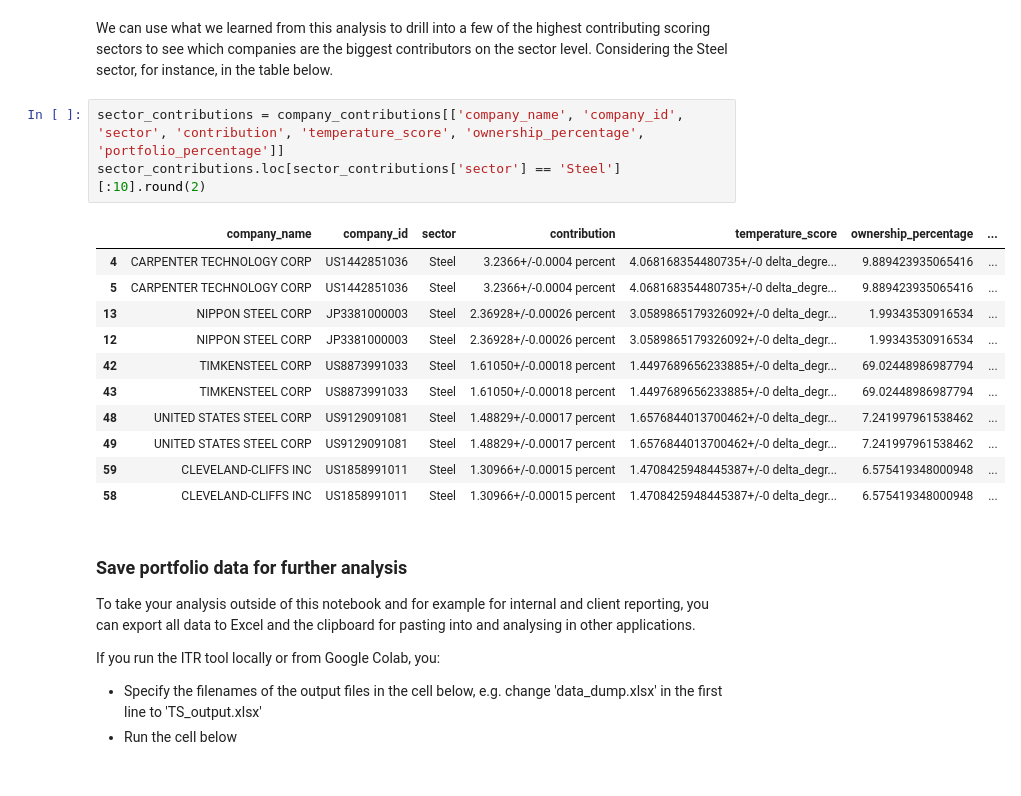
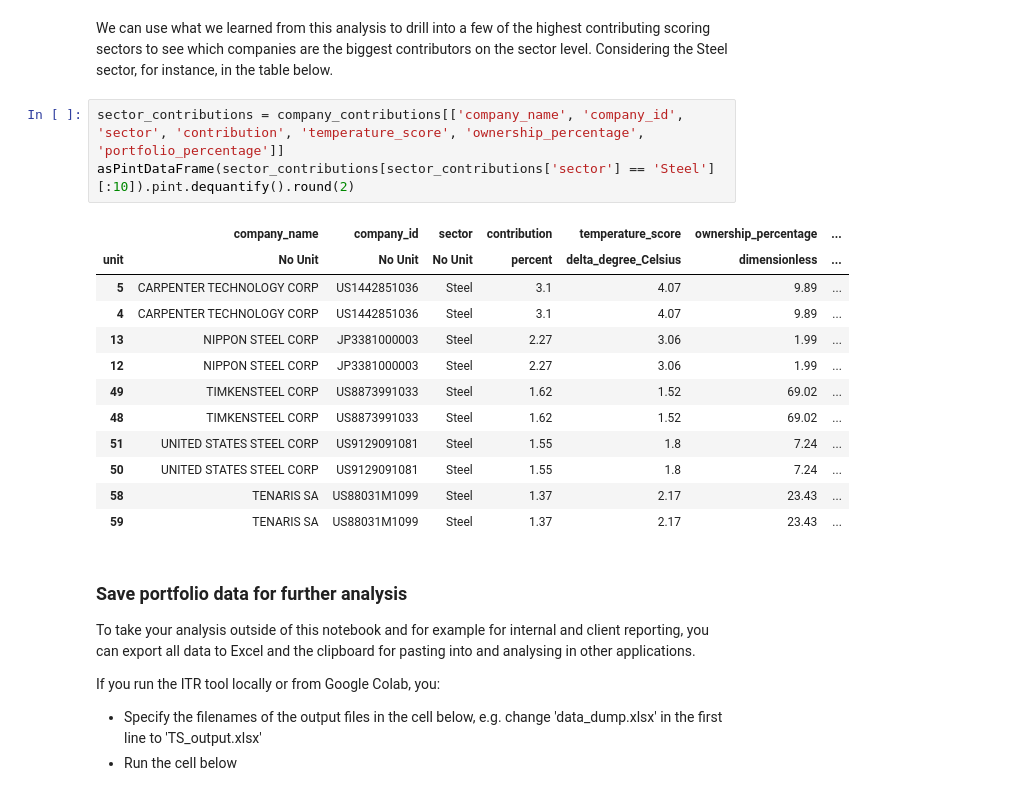
Before and after one commit to os-climate/ITR, a Jupyter notebook: examples/quick_template_score_calc.ipynb, the cells around one changed output. Cells and saved outputs as stored; diff of their text form.

```diff
--- a/examples/quick_template_score_calc.ipynb
+++ b/examples/quick_template_score_calc.ipynb
@@ -408,19 +405,20 @@ companies are the biggest contributors on the sector level. Considering the Stee
 table below.
 # %%
 sector_contributions = company_contributions[['company_name', 'company_id', 'sector', 'contribution', 'temperature_score', 'ownership_percentage', 'portfolio_percentage']]
-sector_contributions.loc[sector_contributions['sector'] == 'Steel'][:10].round(2)
+asPintDataFrame(sector_contributions[sector_contributions['sector'] == 'Steel'][:10]).pint.dequantify().round(2)
 # %% [output]
 |  | company_name | company_id | sector | contribution | temperature_score | ownership_percentage | ... |
-| 4 | CARPENTER TECHNOLOGY CORP | US1442851036 | Steel | 3.2366+/-0.0004 percent | 4.068168354480735+/-0 delta_degre... | 9.889423935065416 | ... |
-| 5 | CARPENTER TECHNOLOGY CORP | US1442851036 | Steel | 3.2366+/-0.0004 percent | 4.068168354480735+/-0 delta_degre... | 9.889423935065416 | ... |
-| 13 | NIPPON STEEL CORP | JP3381000003 | Steel | 2.36928+/-0.00026 percent | 3.0589865179326092+/-0 delta_degr... | 1.99343530916534 | ... |
-| 12 | NIPPON STEEL CORP | JP3381000003 | Steel | 2.36928+/-0.00026 percent | 3.0589865179326092+/-0 delta_degr... | 1.99343530916534 | ... |
-| 42 | TIMKENSTEEL CORP | US8873991033 | Steel | 1.61050+/-0.00018 percent | 1.4497689656233885+/-0 delta_degr... | 69.02448986987794 | ... |
-| 43 | TIMKENSTEEL CORP | US8873991033 | Steel | 1.61050+/-0.00018 percent | 1.4497689656233885+/-0 delta_degr... | 69.02448986987794 | ... |
-| 48 | UNITED STATES STEEL CORP | US9129091081 | Steel | 1.48829+/-0.00017 percent | 1.6576844013700462+/-0 delta_degr... | 7.241997961538462 | ... |
-| 49 | UNITED STATES STEEL CORP | US9129091081 | Steel | 1.48829+/-0.00017 percent | 1.6576844013700462+/-0 delta_degr... | 7.241997961538462 | ... |
-| 59 | CLEVELAND-CLIFFS INC | US1858991011 | Steel | 1.30966+/-0.00015 percent | 1.4708425948445387+/-0 delta_degr... | 6.575419348000948 | ... |
-| 58 | CLEVELAND-CLIFFS INC | US1858991011 | Steel | 1.30966+/-0.00015 percent | 1.4708425948445387+/-0 delta_degr... | 6.575419348000948 | ... |
+| unit | No Unit | No Unit | No Unit | percent | delta_degree_Celsius | dimensionless | ... |
+| 5 | CARPENTER TECHNOLOGY CORP | US1442851036 | Steel | 3.1 | 4.07 | 9.89 | ... |
+| 4 | CARPENTER TECHNOLOGY CORP | US1442851036 | Steel | 3.1 | 4.07 | 9.89 | ... |
+| 13 | NIPPON STEEL CORP | JP3381000003 | Steel | 2.27 | 3.06 | 1.99 | ... |
+| 12 | NIPPON STEEL CORP | JP3381000003 | Steel | 2.27 | 3.06 | 1.99 | ... |
+| 49 | TIMKENSTEEL CORP | US8873991033 | Steel | 1.62 | 1.52 | 69.02 | ... |
+| 48 | TIMKENSTEEL CORP | US8873991033 | Steel | 1.62 | 1.52 | 69.02 | ... |
+| 51 | UNITED STATES STEEL CORP | US9129091081 | Steel | 1.55 | 1.8 | 7.24 | ... |
+| 50 | UNITED STATES STEEL CORP | US9129091081 | Steel | 1.55 | 1.8 | 7.24 | ... |
+| 58 | TENARIS SA | US88031M1099 | Steel | 1.37 | 2.17 | 23.43 | ... |
+| 59 | TENARIS SA | US88031M1099 | Steel | 1.37 | 2.17 | 23.43 | ... |
 # %% [markdown]
 ### Save portfolio data for further analysis
 To take your analysis outside of this notebook and for example for internal and client reporting, you can export all data to Excel and the clipboard for pasting into and analysing in other applications.
```
Also changed, not shown: parts of 15 cells of this notebook, 1 other file.
